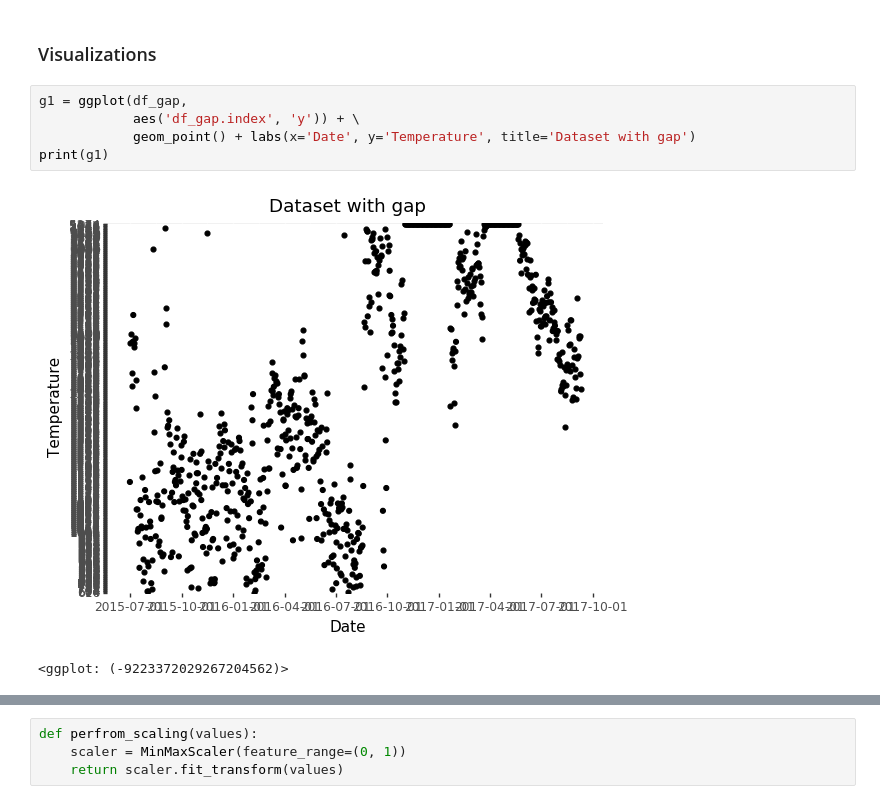
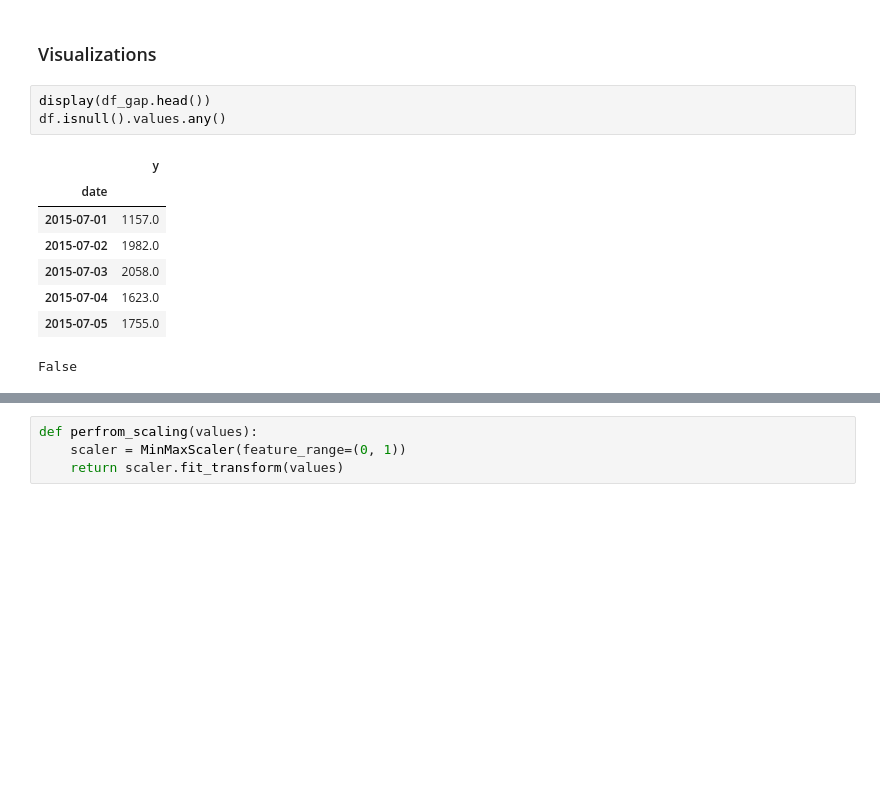
Before and after one commit to gentrexha/energy_efficient_ds, a Jupyter notebook: Assignment P3/notebooks/Assignment_P3_WebTraffic_LSTM.ipynb, the cells around one changed output, grey strips where cells are left out. Saved outputs shown, nothing was run; the diff lists cells and outputs as text; blank space fills up the shorter version.

```diff
--- a/Assignment P3/notebooks/Assignment_P3_WebTraffic_LSTM.ipynb
+++ b/Assignment P3/notebooks/Assignment_P3_WebTraffic_LSTM.ipynb
@@ -118,13 +103,17 @@ date
 # %% [markdown]
 ### Visualizations
-# %%
-g1 = ggplot(df_gap,
-            aes('df_gap.index', 'y')) + \
-            geom_point() + labs(x='Date', y='Temperature', title='Dataset with gap')
-print(g1)
-# %% [output]
-[figure, removed]
-<ggplot: (-9223372029267204562)>
+# %%
+display(df_gap.head())
+df.isnull().values.any()
+# %% [output]
+|  | y |
+| date |  |
+| 2015-07-01 | 1157.0 |
+| 2015-07-02 | 1982.0 |
+| 2015-07-03 | 2058.0 |
+| 2015-07-04 | 1623.0 |
+| 2015-07-05 | 1755.0 |
+False
 # %%
 # df_gap
 g1 = ggplot(df_gap,
```
Also changed, not shown: parts of 9 cells of this notebook, 6 other files.
